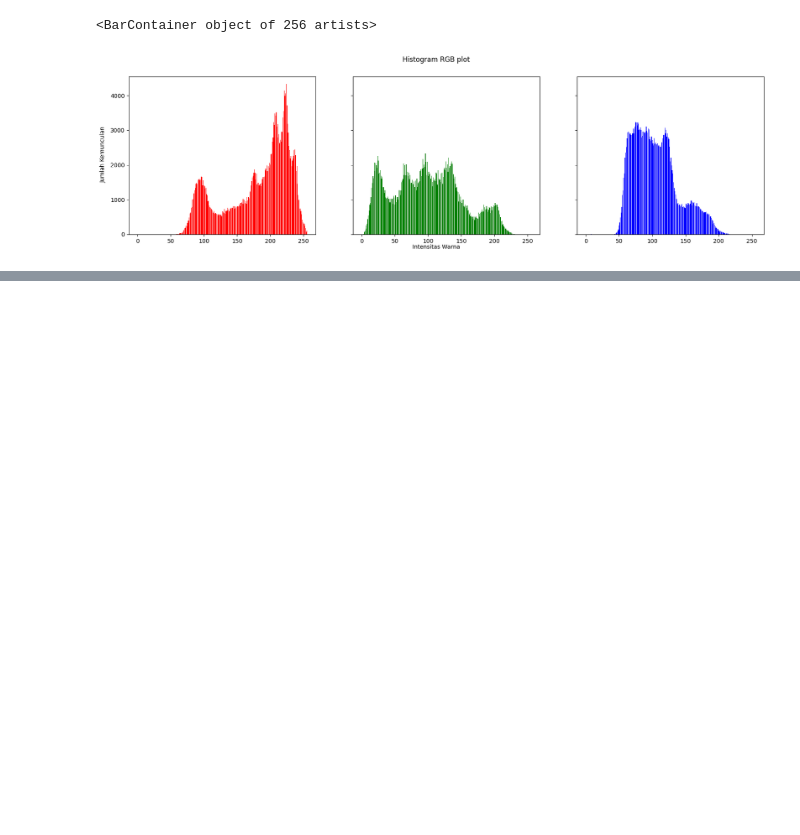
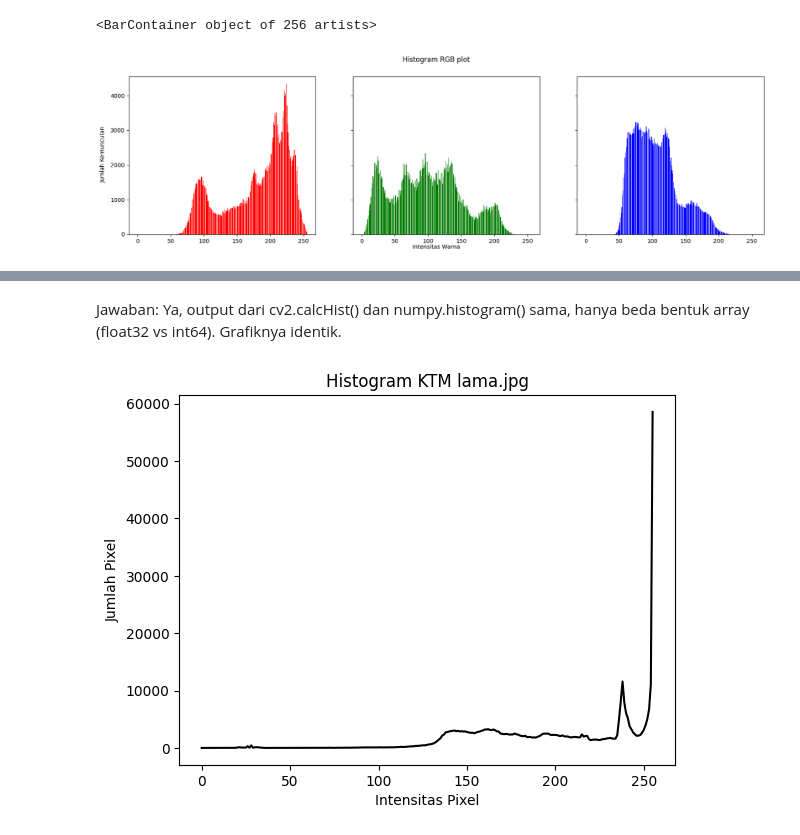
Before and after one commit to sirfara12/PCVK25_3G_26, a Jupyter notebook: week5_26.ipynb, the cells around one changed output, grey strips where cells are left out. Cells and saved outputs as stored; diff of their text form; code cells hidden in the pictures; blank space fills up the shorter version.

```diff
--- a/week5_26.ipynb
+++ b/week5_26.ipynb
@@ -51,0 +90,16 @@ axs[2].bar(names, blue, color='blue')
+# %% [markdown]
+Jawaban: Ya, output dari cv2.calcHist() dan numpy.histogram() sama, hanya beda bentuk array (float32 vs int64). Grafiknya identik.
+# %%
+# 2
+img_ktm = cv2.imread("/content/drive/MyDrive/SEMESTER 5/PCVK/KTM lama.jpg", cv2.IMREAD_GRAYSCALE)
+
+# Histogram numpy
+hist_ktm, bins = np.histogram(img_ktm.ravel(), bins=256, range=[0,256])
+
+plt.plot(hist_ktm, color='black')
+plt.title("Histogram KTM lama.jpg")
+plt.xlabel("Intensitas Pixel")
+plt.ylabel("Jumlah Pixel")
+plt.show()
+# %% [output]
+[figure, added]
```
Also changed, not shown: parts of 13 cells of this notebook.
